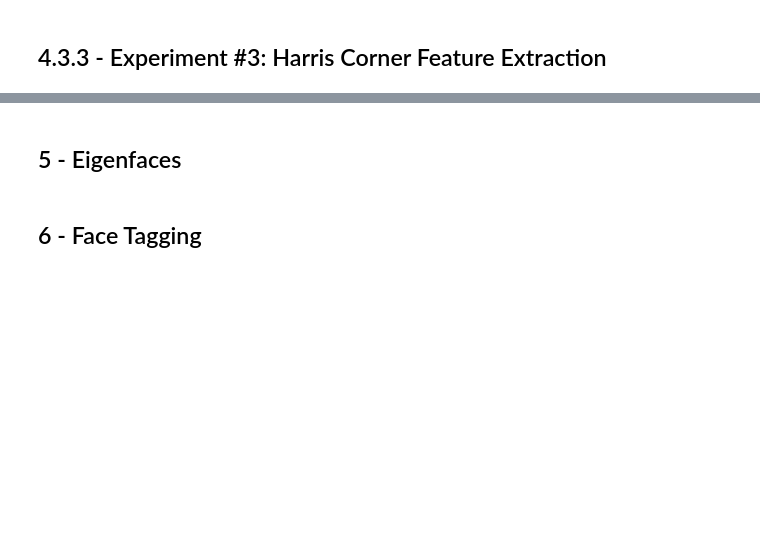
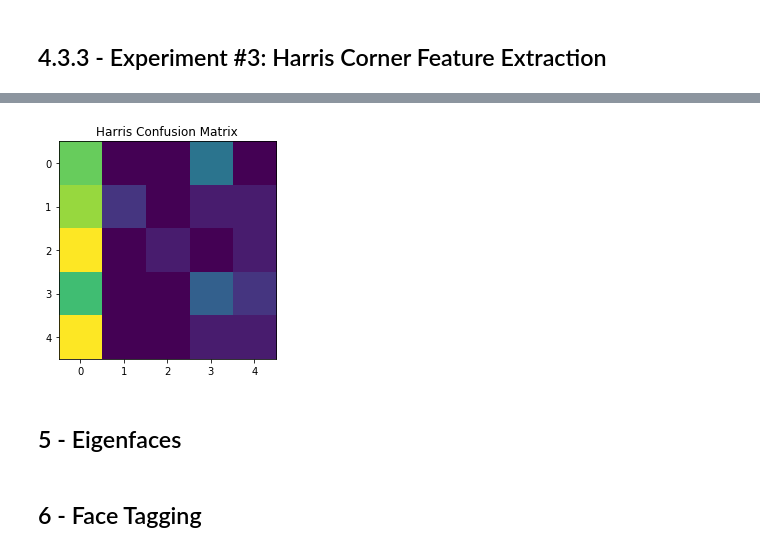
Before and after one commit to alexanderhale/ECSE415, a Jupyter notebook: FinalProject/VocabularyBuild.ipynb, the cells around one changed output, grey strips where cells are left out. Cells and saved outputs as stored; diff of their text form; code cells hidden in the pictures; blank space fills up the shorter version.

```diff
--- a/FinalProject/VocabularyBuild.ipynb
+++ b/FinalProject/VocabularyBuild.ipynb
@@ -440,0 +406,85 @@ TODO explain why this patch size is the best-performing option.
+# %%
+# Harris parameters (TODO fine-tune to optimize performance)
+harrisBlock = 2
+harrisKernel = 3
+harrisK = 0.04
+harrisThreshold = 0.01
+
+# holder variables for (x, y) locations of keypoints
+trainKeypointsHarris =  []
+testKeypointsHarris = []
+
+for index, (trnHead, trnBound, tstHead, tstBound) in enumerate(zip(trainHeadshots, trainBoundingBoxes, testHeadshots, testBoundingBoxes)):
+    trnFaceWindow = np.float32(cv2.cvtColor(trnHead[trnBound[1] : trnBound[3], trnBound[0] : trnBound[2], :], cv2.COLOR_RGB2GRAY))
+    keypoints = cv2.cornerHarris(trnFaceWindow, harrisBlock, harrisKernel, harrisK)
+    trnFaceWindow[keypoints > harrisThreshold * keypoints.max()] = -1
+    coordinates = []
+    # TODO make this more efficient
+    for x in range(trnFaceWindow.shape[0]):
+        for y in range(trnFaceWindow.shape[1]):
+            if trnFaceWindow[x][y] == -1:
+                coordinates.append((x + trnBound[0], y + trnBound[1]))
+    trainKeypointsHarris.append(coordinates)
+
+    tstFaceWindow = np.float32(cv2.cvtColor(tstHead[tstBound[1] : tstBound[3], tstBound[0] : tstBound[2], :], cv2.COLOR_RGB2GRAY))
+    keypoints = cv2.cornerHarris(tstFaceWindow, harrisBlock, harrisKernel, harrisK)
+    tstFaceWindow[keypoints > harrisThreshold * keypoints.max()] = -1
+    coordinates = []
+    # TODO make this more efficient
+    for x in range(tstFaceWindow.shape[0]):
+        for y in range(tstFaceWindow.shape[1]):
+            if tstFaceWindow[x][y] == -1:
+                coordinates.append((x + tstBound[0], y + tstBound[1]))
+    testKeypointsHarris.append(coordinates)
+
+
+# perform HoG on a patch around each Harris corner
+patch = 7
+oBins = 9
+blockSize = (2, 2)
+cellSize = (4, 4)
+trnHoGHarris = []
+tstHoGHarris = []
+
+for trnface, tstface, trnhead, tsthead in zip(trainKeypointsHarris, testKeypointsHarris, trainHeadshots, testHeadshots):
+    trnHoGforHeadshot = []
+    for point in trnface:
+        # extract window around keypoint
+        window = trnhead[point[0] - patch : point[0] + patch + 1, point[1] - patch : point[1] + patch, :]
+
+        # perform HoG on the window
+        trnHoGforHeadshot.append(np.asarray(hog(window, orientations=oBins, pixels_per_cell=cellSize, cells_per_block=blockSize)))
+    trnHoGHarris.append(np.asarray(trnHoGforHeadshot))
+
+    tstHoGforHeadshot = []
+    for point in tstface:
+        # extract window around keypoint
+        window = tsthead[point[0] - patch : point[0] + patch + 1, point[1] - patch : point[1] + patch, :]
+
+        # perform HoG / LBP on the window
+        tstHoGforHeadshot.append(np.asarray(hog(window, orientations=oBins, pixels_per_cell=cellSize, cells_per_block=blockSize)))
+    tstHoGHarris.append(np.asarray(tstHoGforHeadshot))
+
+trnHoGHarris = np.asarray(trnHoGHarris)
+tstHoGHarris = np.asarray(tstHoGHarris)
+
+
+# evaluate performance:
+# cluster HoG descriptors into K clusters using the Gaussian Mixture model
+emHarris = GaussianMixture(n_components=num_components)
+emHarris = emHarris.fit(np.concatenate(trnHoGHarris))
+
+# create HoG descriptor histograms
+trnHarrisHistograms = buildHistograms(trnHoGHarris, emHarris)
+tstHarrisHistograms = buildHistograms(tstHoGHarris, emHarris)
+
+# create label predictions and calculate recognition rate
+predictedLabelsHarris = findNearestNeighbour(trnHarrisHistograms, tstHarrisHistograms)
+recognitionRateHarris = accuracy_score(labels, predictedLabelsHarris)
+
+print('The recognition rate using Harris corner feature extraction is {}.'.format(recognitionRateHarris))
+
+plt.imshow(confusion_matrix(labels, predictedLabelsHarris))
+plt.title('Harris Confusion Matrix')
+plt.show()
+# %% [output]
@@ -441,3 +492,4 @@ TODO explain why this patch size is the best-performing option.
+[figure, added]
 # %% [markdown]
 ## 5 - Eigenfaces
 # %%
```
Also changed, not shown: parts of 10 cells of this notebook.
